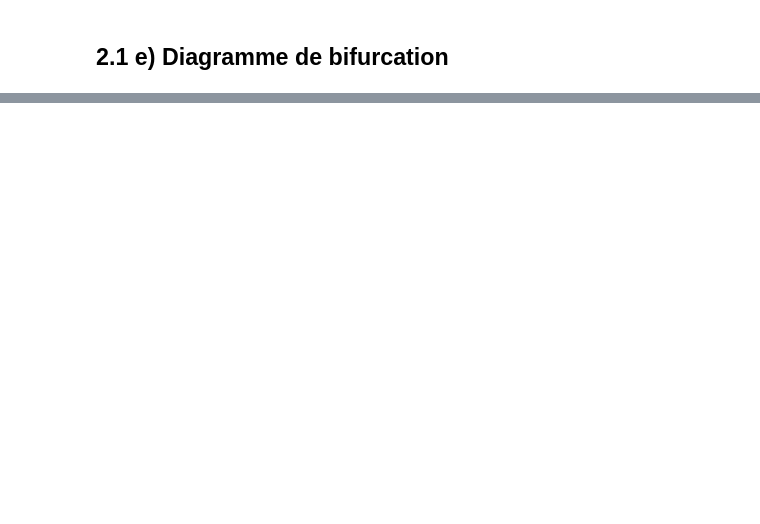
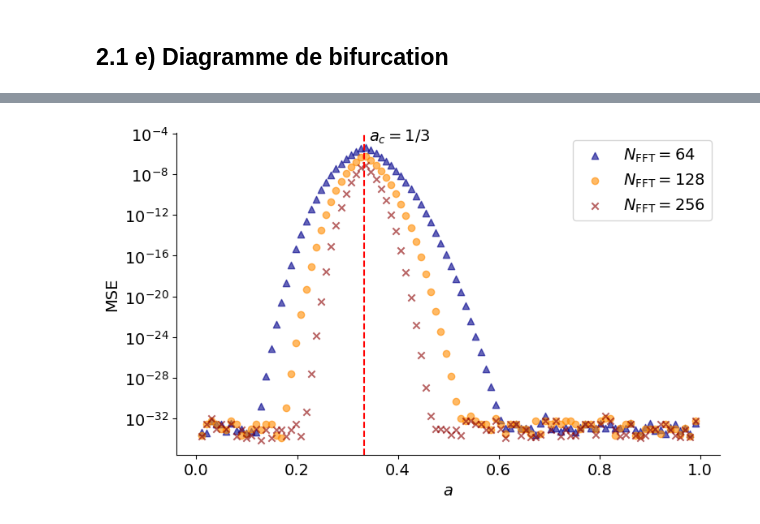
Before and after one commit to arlegare/devoirs_2526, a Jupyter notebook: A25/visualisation.ipynb, the cells around one changed output, grey strips where cells are left out. Saved outputs shown, nothing was run; the diff lists cells and outputs as text; code cells hidden in the pictures; blank space fills up the shorter version.

```diff
--- a/A25/visualisation.ipynb
+++ b/A25/visualisation.ipynb
@@ -45,0 +81,23 @@ plt.show()
+# %%
+# Méthode FFT (Annexe D de la thèse) au point fixe.
+def G0(z, a): # On met z pour encourager à penser en termes de plan complexe.
+    return ((1-a)) / (1 - a*z)
+
+def h_1(z, a):
+    return find_root(coeffs_for_polynome(z, a))
+
+def K(z, a): # Équation (1.81) de la thèse. À noter que A(z) = G1(z) (en se fiant à la définition de l'équation (1.75))
+    h_1_calc = h_1(z, a)
+    return  z * G0(h_1_calc, a)
+# %%
+# Méthode analytique.
+def pi_s_fermee(a, s):
+    """
+    Distribution analytique des petites composantes avec la forme fermée.
+    """
+    if s == 1: # Cas particulier \pi_1 = 1 - a.
+        return 1 - a
+    else: # Cas général s >= 2.
+        numerator = a**(s - 1) * factorial(3*s - 3) * (1 - a)**(2*s - 1)
+        denominator = factorial(s - 1) * factorial(2*s - 1)
+        return  numerator / denominator
@@ -170,0 +251,22 @@ plt.show()
+# %%
+mes_values_1 = mes_values_stack[0,:]
+mes_values_2 = mes_values_stack[1,:]
+mes_values_3 = mes_values_stack[2,:]
+# %%
+plt.figure(figsize=(8,5))
+plt.gca().spines['top'].set_visible(False)
+plt.gca().spines['right'].set_visible(False)
+plt.scatter(a_values, mes_values_1, color="darkBlue", alpha=0.6, marker='^', label=r"$N_{\mathrm{FFT}}=64$")
+plt.scatter(a_values, mes_values_2, color="darkOrange", alpha=0.6, marker='o', label=r"$N_{\mathrm{FFT}}=128$")
+plt.scatter(a_values, mes_values_3, color="darkRed", alpha=0.6, marker='x',label=r"$N_{\mathrm{FFT}}=256$")
+plt.xlabel(r"$a$")
+plt.ylabel("MSE")
+plt.yscale("log")
+plt.axvline(1/3, color="red", linestyle="--")#, label=r"$a_c = 1/3$")
+plt.text(1/3+0.01, 10**(-4.7), r"$a_c = 1/3$")
+plt.legend()
+plt.tight_layout()
+plt.savefig("fig/erreur_entre_FFT_et_analytique.png", dpi=200)
+plt.show()
+# %% [output]
+[figure, added]
```
Also changed, not shown: parts of 12 cells of this notebook, 5 other files.
